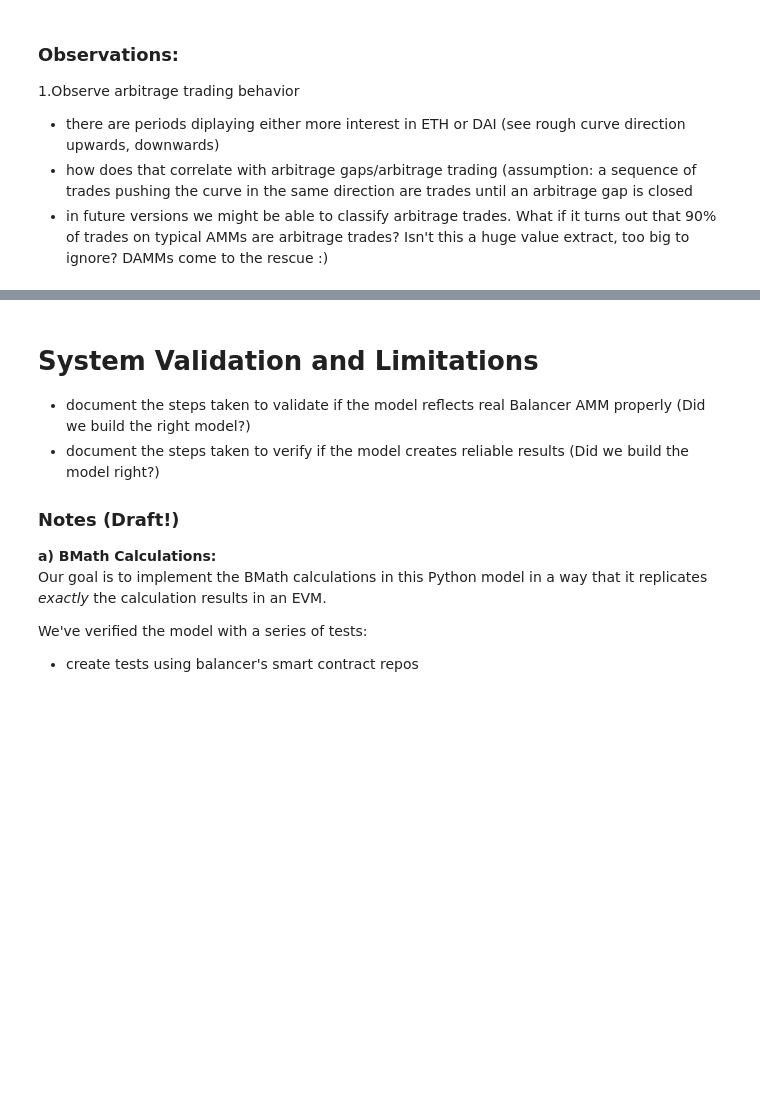
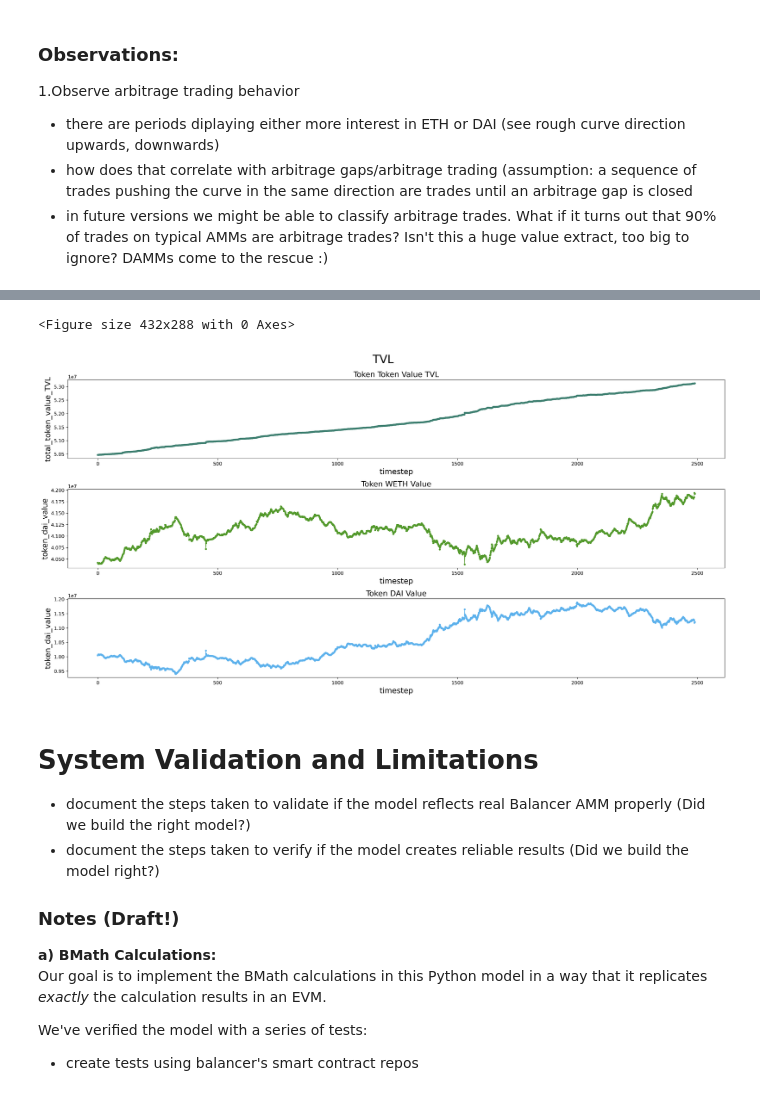
Before and after one commit to TokenEngineeringCommunity/BalancerPools_Model, a Jupyter notebook: BalancerAMM-v013.ipynb, the cells around one changed output, grey strips where cells are left out. Saved outputs shown, nothing was run; the diff lists cells and outputs as text; code cells hidden in the pictures; blank space fills up the shorter version.

```diff
--- a/BalancerAMM-v013.ipynb
+++ b/BalancerAMM-v013.ipynb
@@ -318,3 +353,32 @@ plt.show()
+# %%
+x = tvl_p_df['timestep'] #change to datetime, solve processing issue
+y1 = tvl_p_df['total_token_value_TVL']
+y2 = tvl_p_df['token_weth_value']
+y3 = tvl_p_df['token_dai_value']
+
+plt.figure()
+fig, axs = plt.subplots(figsize=(20,10), dpi=300, ncols=1, nrows=3, constrained_layout=True)
+fig.suptitle('TVL', fontsize=24)
+axs[0].plot(x, y1, linewidth=1, marker=".", color="#3C7E6F")
+axs[0].set_title('Token Token Value TVL', fontsize=16)
+axs[0].set_xlabel('timestep', fontsize=16)
+axs[0].set_ylabel('total_token_value_TVL', fontsize=16)
+
+axs[1].plot(x, y2, linewidth=1, marker=".", color="#53992C")
+axs[1].set_title('Token WETH Value', fontsize=16)
+axs[1].set_xlabel('timestep', fontsize=16)
+axs[1].set_ylabel('token_dai_value', fontsize=16)
+
+axs[2].plot(x, y3, linewidth=1, marker=".", color="#5CB1EC")
+axs[2].set_title('Token DAI Value', fontsize=16)
+axs[2].set_xlabel('timestep', fontsize=16)
+axs[2].set_ylabel('token_dai_value', fontsize=16)
+
+
+plt.show()
+# %% [output]
+<Figure size 432x288 with 0 Axes>
+[figure, added]
 # %% [markdown]
 # System Validation and Limitations
 
```
Also changed, not shown: parts of 3 cells of this notebook.
